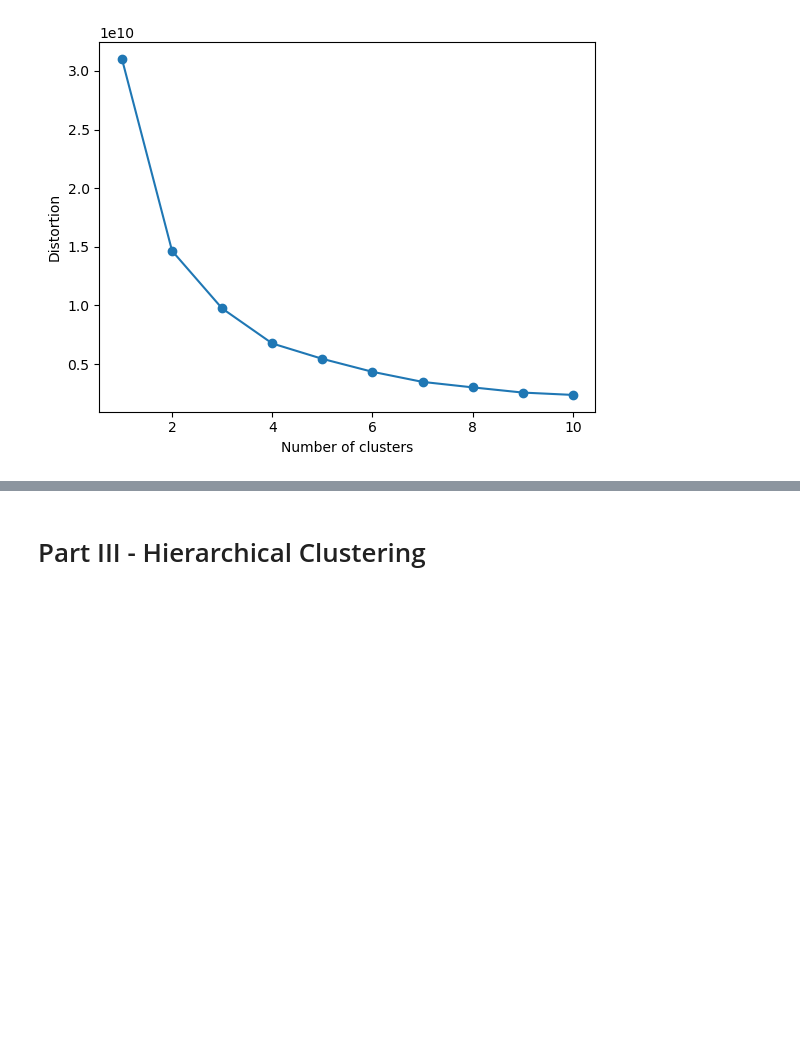
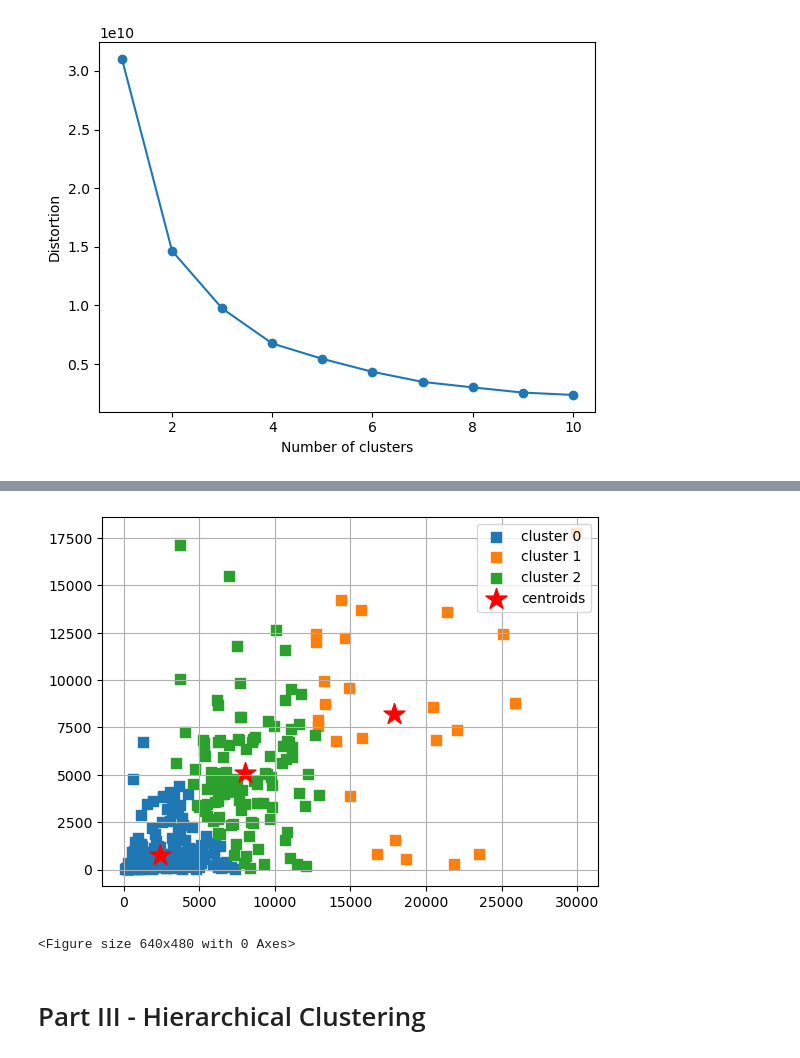
Before and after one commit to RRPharaoh/ml-project-unsupervised-learning, a Jupyter notebook: Unsupervised Learning - Project.ipynb, the cells around one changed output, grey strips where cells are left out. Saved outputs shown, nothing was run; the diff lists cells and outputs as text; code cells hidden in the pictures; blank space fills up the shorter version.

```diff
--- a/Unsupervised Learning - Project.ipynb
+++ b/Unsupervised Learning - Project.ipynb
@@ -383,0 +359,8 @@ plt.savefig(r"images/kmeans_4.png")
+# %%
+X = df.iloc[:,[3,6]].values
+km = KMeans(n_clusters=3, # how many clusters we expected
+            n_init=10, # how many initial runs
+            random_state=0)
+
+# fit and predict
+y_km = km.fit_predict(X)
@@ -384,3 +371,37 @@ plt.savefig(r"images/kmeans_4.png")
+# %%
+def plot_clusters(X,y_res, plt_cluster_centers = False):
+    X_centroids = []
+    Y_centroids = []
+
+    for cluster in set(y_res):
+        x = X[y_res == cluster,0]
+        y = X[y_res == cluster,1]
+        X_centroids.append(np.mean(x))
+        Y_centroids.append(np.mean(y))
+
+        plt.scatter(x,
+                    y,
+                    s=50,
+                    marker='s',
+                    label=f'cluster {cluster}')
+
+    if plt_cluster_centers:
+        plt.scatter(X_centroids,
+                    Y_centroids,
+                    marker='*',
+                    c='red',
+                    s=250,
+                    label='centroids')
+    plt.legend()
+    plt.grid()
+    plt.show()
+# %%
+plot_clusters(X, y_km, plt_cluster_centers= True)
+
+plt.savefig(r"images/kmeans_cluster_Delicassen.png")
+# %% [output]
+[figure, added]
+<Figure size 640x480 with 0 Axes>
 # %% [markdown]
 # Part III - Hierarchical Clustering
 # %% [markdown]
```
Also changed, not shown: parts of 25 cells of this notebook, 3 other files.
